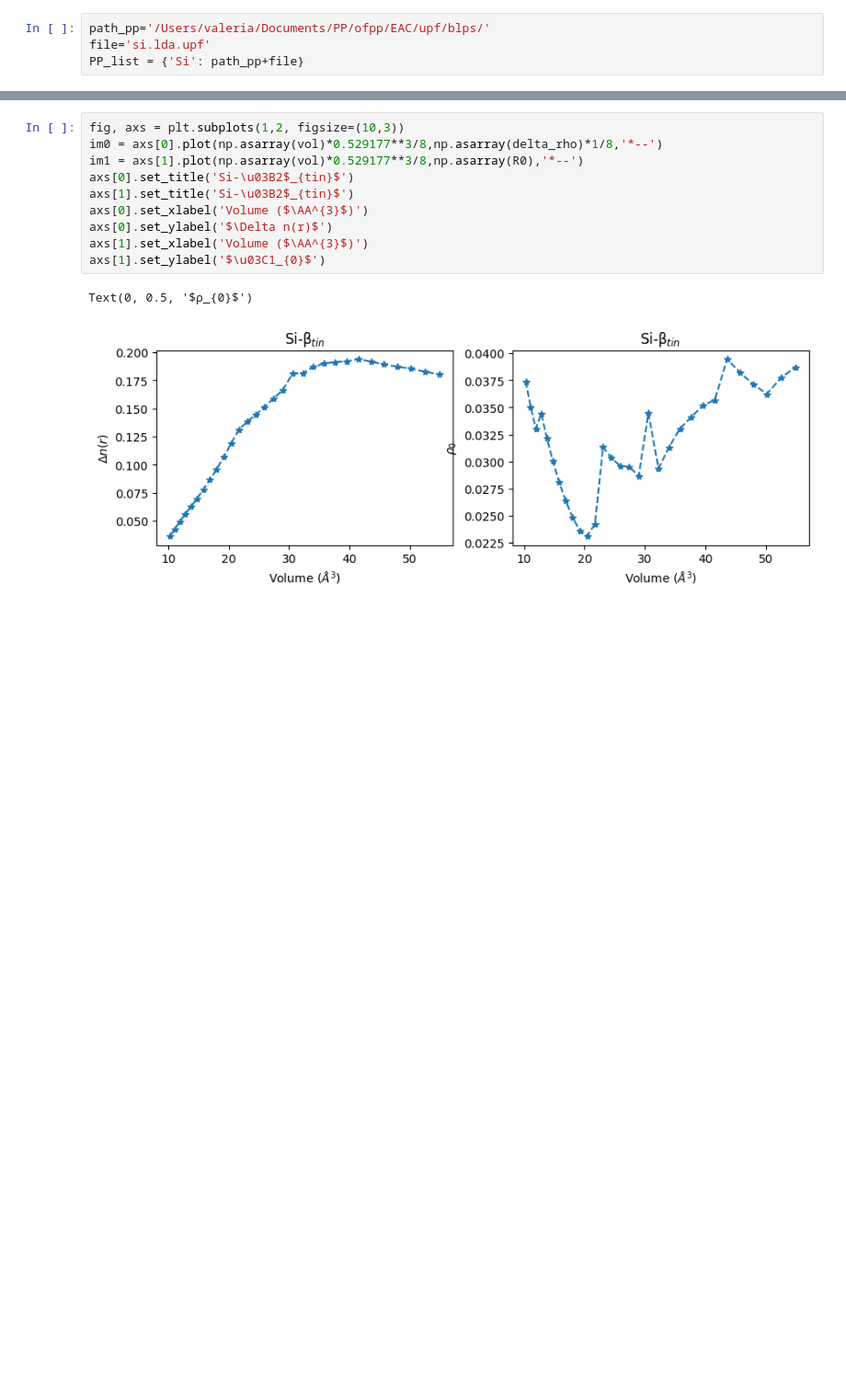
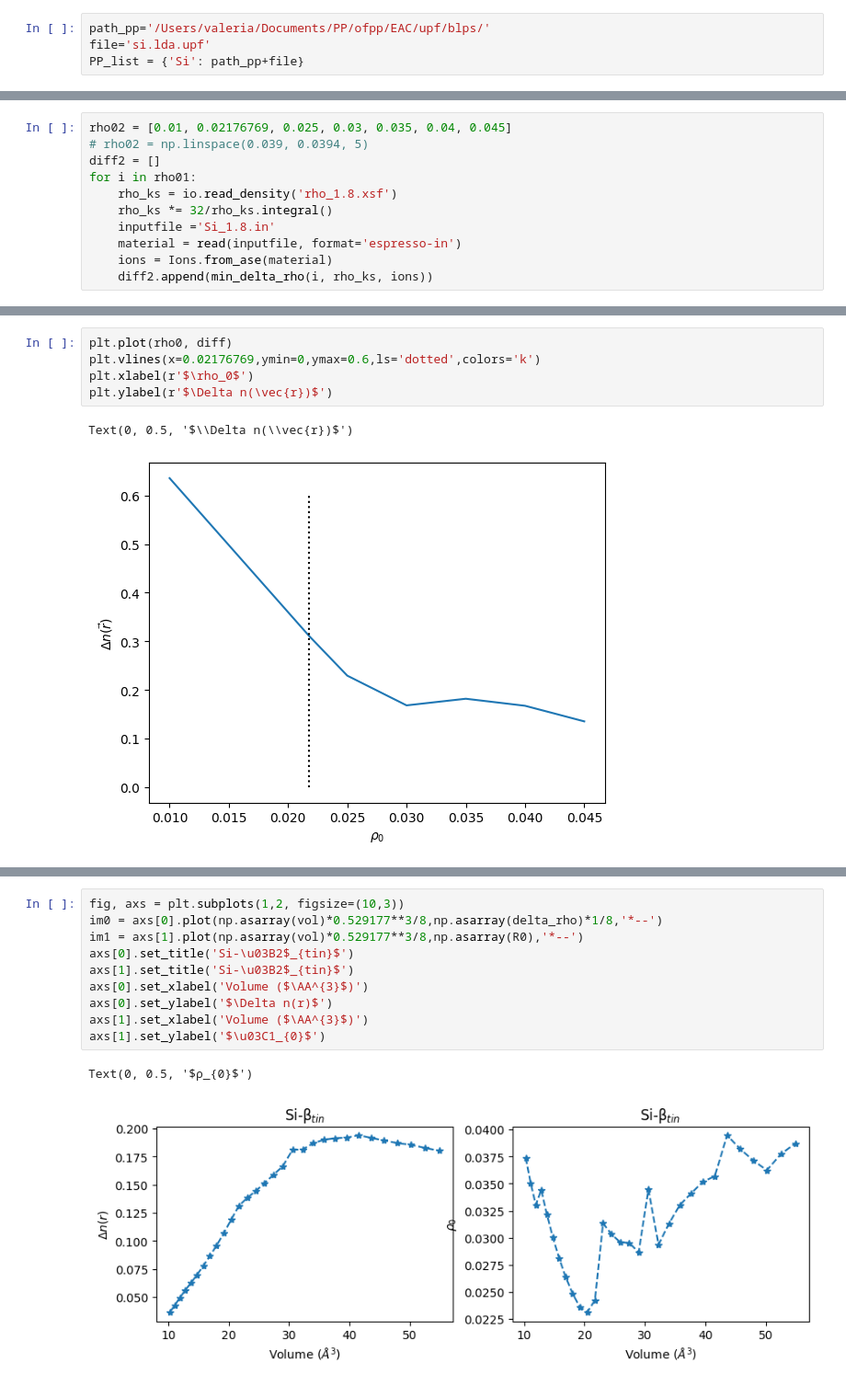
Before and after one commit to ValeriaRV99/wt, a Jupyter notebook: ks_calculations/Si_iso/DEN.ipynb, the cells around one changed output, grey strips where cells are left out. Shown at 92% size. Drawn from its saved outputs; the diff is of its cells as text; blank space fills up the shorter version.

```diff
--- a/ks_calculations/Si_iso/DEN.ipynb
+++ b/ks_calculations/Si_iso/DEN.ipynb
@@ -124,0 +135,11 @@ Chemical potential (eV)  : -4.13857290556072
+# %%
+rho02 = [0.01, 0.02176769, 0.025, 0.03, 0.035, 0.04, 0.045]
+# rho02 = np.linspace(0.039, 0.0394, 5)
+diff2 = []
+for i in rho01:
+    rho_ks = io.read_density('rho_1.8.xsf')
+    rho_ks *= 32/rho_ks.integral()
+    inputfile ='Si_1.8.in'
+    material = read(inputfile, format='espresso-in')
+    ions = Ions.from_ase(material)
+    diff2.append(min_delta_rho(i, rho_ks, ions))
@@ -124,0 +199,8 @@ Chemical potential (eV)  : -4.13857290556072
+# %%
+plt.plot(rho0, diff)
+plt.vlines(x=0.02176769,ymin=0,ymax=0.6,ls='dotted',colors='k')
+plt.xlabel(r'$\rho_0$')
+plt.ylabel(r'$\Delta n(\vec{r})$')
+# %% [output]
+Text(0, 0.5, '$\\Delta n(\\vec{r})$')
+[figure, added]
```
Also changed, not shown: parts of 24 cells of this notebook, 25 other files.
